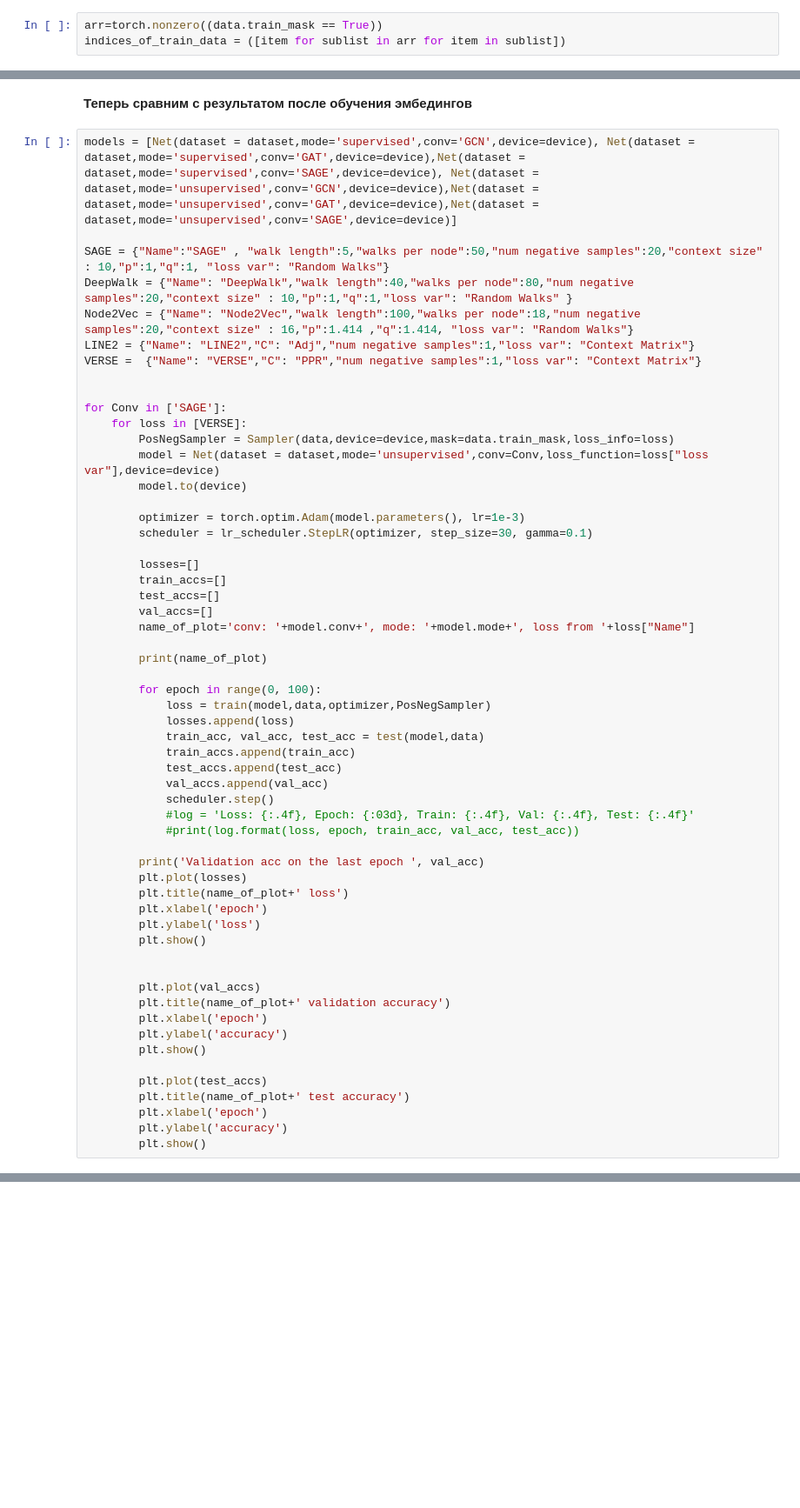
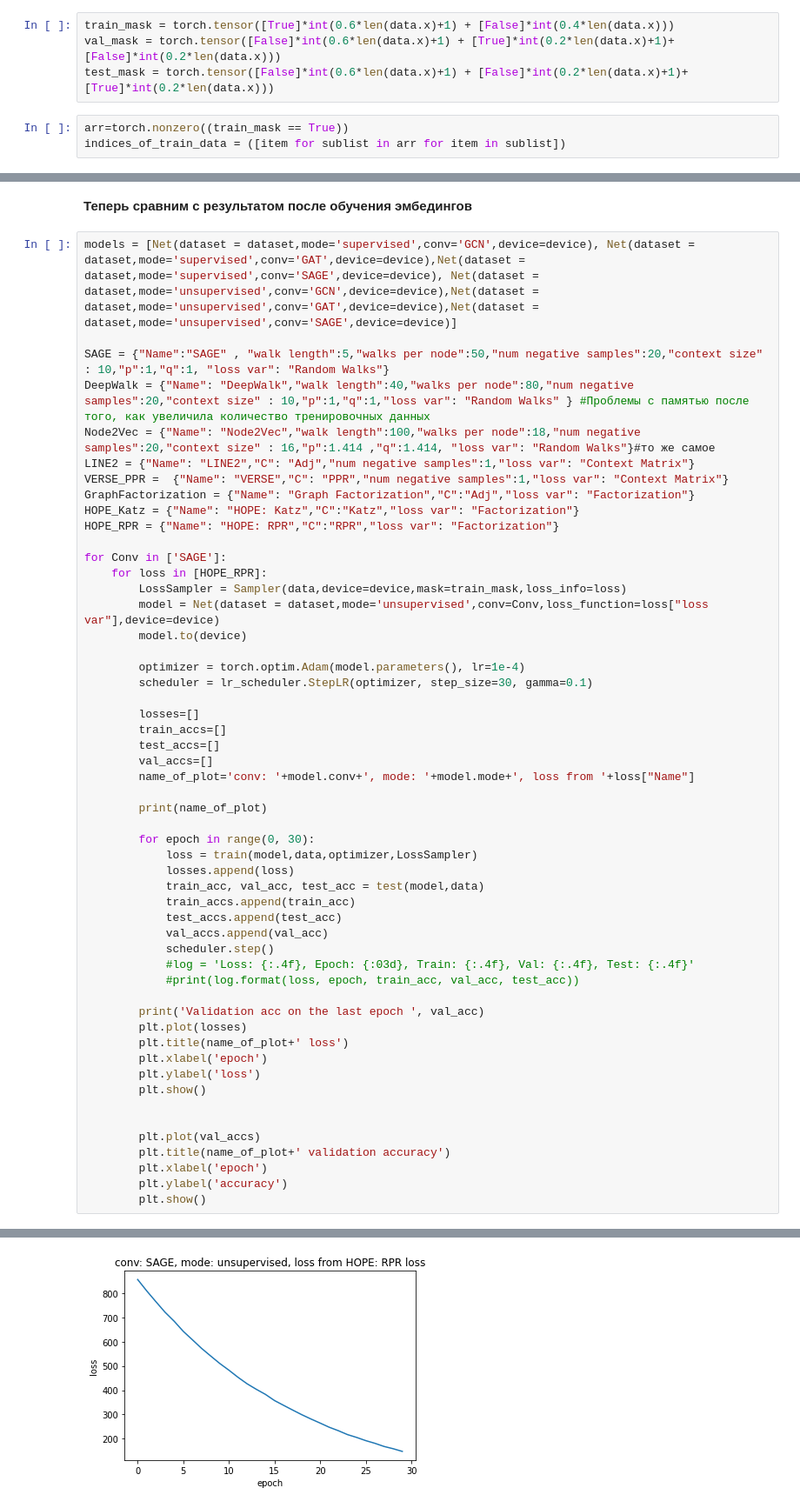
Before and after one commit to anpolol/MasterDegree, a Jupyter notebook: Code/My_RW_Neighbour.ipynb, the cells around one changed output, grey strips where cells are left out. Shown: that part at 87% size. Saved outputs shown, nothing was run; the diff lists cells and outputs as text; blank space fills up the shorter version.

Commit message:
add HOPE_RPR,HOPE_Katz

```diff
--- a/Code/My_RW_Neighbour.ipynb
+++ b/Code/My_RW_Neighbour.ipynb
@@ -26,7 +26,11 @@ data = dataset[0]
 device = torch.device('cuda' if torch.cuda.is_available() else 'cpu')
 x = data.x.to(device)
 y = data.y.squeeze().to(device)
+# %%
+train_mask = torch.tensor([True]*int(0.6*len(data.x)+1) + [False]*int(0.4*len(data.x)))
+val_mask = torch.tensor([False]*int(0.6*len(data.x)+1) + [True]*int(0.2*len(data.x)+1)+[False]*int(0.2*len(data.x)))
+test_mask = torch.tensor([False]*int(0.6*len(data.x)+1) + [False]*int(0.2*len(data.x)+1)+[True]*int(0.2*len(data.x)))
 # %%
-arr=torch.nonzero((data.train_mask == True))
+arr=torch.nonzero((train_mask == True))
 indices_of_train_data = ([item for sublist in arr for item in sublist])
 # %%
@@ -109,19 +115,21 @@ print(log.format(results[0], results[1], results[2]))
 models = [Net(dataset = dataset,mode='supervised',conv='GCN',device=device), Net(dataset = dataset,mode='supervised',conv='GAT',device=device),Net(dataset = dataset,mode='supervised',conv='SAGE',device=device), Net(dataset = dataset,mode='unsupervised',conv='GCN',device=device),Net(dataset = dataset,mode='unsupervised',conv='GAT',device=device),Net(dataset = dataset,mode='unsupervised',conv='SAGE',device=device)]
 
 SAGE = {"Name":"SAGE" , "walk length":5,"walks per node":50,"num negative samples":20,"context size" : 10,"p":1,"q":1, "loss var": "Random Walks"}
-DeepWalk = {"Name": "DeepWalk","walk length":40,"walks per node":80,"num negative samples":20,"context size" : 10,"p":1,"q":1,"loss var": "Random Walks" }
-Node2Vec = {"Name": "Node2Vec","walk length":100,"walks per node":18,"num negative samples":20,"context size" : 16,"p":1.414 ,"q":1.414, "loss var": "Random Walks"}
+DeepWalk = {"Name": "DeepWalk","walk length":40,"walks per node":80,"num negative samples":20,"context size" : 10,"p":1,"q":1,"loss var": "Random Walks" } #Проблемы с памятью после того, как увеличила количество тренировочных данных
+Node2Vec = {"Name": "Node2Vec","walk length":100,"walks per node":18,"num negative samples":20,"context size" : 16,"p":1.414 ,"q":1.414, "loss var": "Random Walks"}#то же самое
 LINE2 = {"Name": "LINE2","C": "Adj","num negative samples":1,"loss var": "Context Matrix"}
-VERSE =  {"Name": "VERSE","C": "PPR","num negative samples":1,"loss var": "Context Matrix"}
-
+VERSE_PPR =  {"Name": "VERSE","C": "PPR","num negative samples":1,"loss var": "Context Matrix"}
+GraphFactorization = {"Name": "Graph Factorization","C":"Adj","loss var": "Factorization"}
+HOPE_Katz = {"Name": "HOPE: Katz","C":"Katz","loss var": "Factorization"}
+HOPE_RPR = {"Name": "HOPE: RPR","C":"RPR","loss var": "Factorization"}
 
 for Conv in ['SAGE']:
-    for loss in [VERSE]:
-        PosNegSampler = Sampler(data,device=device,mask=data.train_mask,loss_info=loss)
+    for loss in [HOPE_RPR]:
+        LossSampler = Sampler(data,device=device,mask=train_mask,loss_info=loss)
         model = Net(dataset = dataset,mode='unsupervised',conv=Conv,loss_function=loss["loss var"],device=device)
         model.to(device)
 
-        optimizer = torch.optim.Adam(model.parameters(), lr=1e-3)
+        optimizer = torch.optim.Adam(model.parameters(), lr=1e-4)
         scheduler = lr_scheduler.StepLR(optimizer, step_size=30, gamma=0.1)
 
         losses=[]
@@ -132,8 +140,8 @@ for Conv in ['SAGE']:
 
         print(name_of_plot)
 
-        for epoch in range(0, 100):
-            loss = train(model,data,optimizer,PosNegSampler)
+        for epoch in range(0, 30):
+            loss = train(model,data,optimizer,LossSampler)
             losses.append(loss)
             train_acc, val_acc, test_acc = test(model,data)
             train_accs.append(train_acc)
@@ -156,9 +164,4 @@ for Conv in ['SAGE']:
         plt.xlabel('epoch')
         plt.ylabel('accuracy')
         plt.show()
-
-        plt.plot(test_accs)
-        plt.title(name_of_plot+' test accuracy')
-        plt.xlabel('epoch')
-        plt.ylabel('accuracy')
-        plt.show()
+# %% [output]
@@ -164,0 +170 @@ for Conv in ['SAGE']:
+[figure, added]
```
Also changed, not shown: parts of 3 cells of this notebook, 2 other files.
